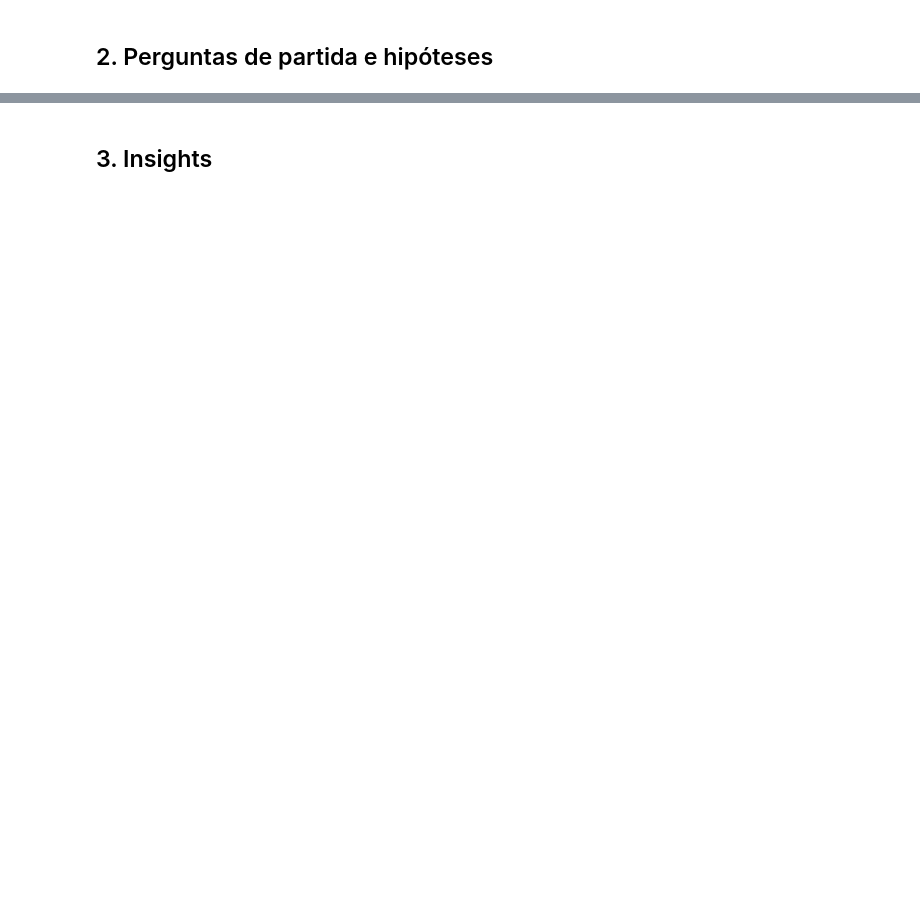
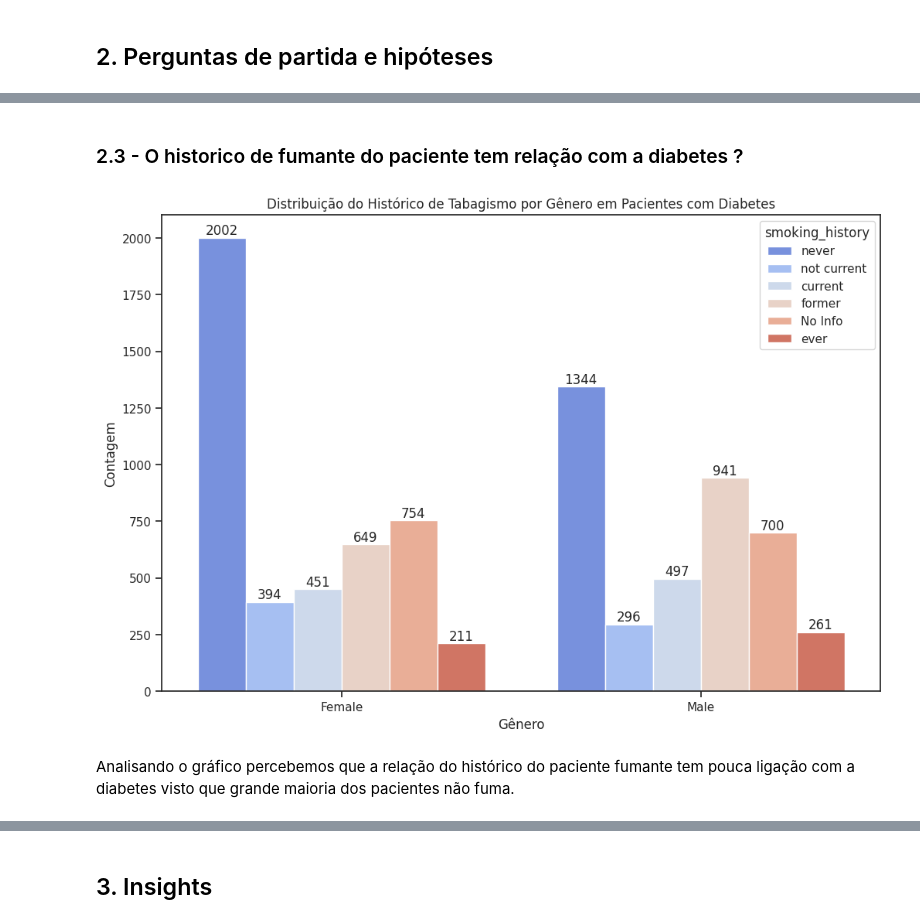
Before and after one commit to atlantico-academy/equipe2-2014.2, a Jupyter notebook: notebooks/01-exploratory_data_analysis.ipynb, the cells around one changed output, grey strips where cells are left out. Saved outputs shown, nothing was run; the diff lists cells and outputs as text; code cells hidden in the pictures; blank space fills up the shorter version.

```diff
--- a/notebooks/01-exploratory_data_analysis.ipynb
+++ b/notebooks/01-exploratory_data_analysis.ipynb
@@ -110,0 +160,22 @@ dicionario
+# %% [markdown]
+### 2.3 - O historico de fumante do paciente tem relação com a diabetes ?
+# %%
+plt.figure(figsize=(12, 8))
+diabetes_df = df[df['diabetes'] == True]
+ax = sns.countplot(data=diabetes_df, x='gender', hue='smoking_history', palette='coolwarm')
+smoking_history_labels = diabetes_df['smoking_history'].unique()
+
+#ADICIONA OS NUMEROS NAS BARRAS
+for x in ax.patches:
+    height = x.get_height()
+    ax.text(x.get_x() + x.get_width() / 2., height, f'{int(height)}',
+            ha='center', va='bottom')
+
+plt.title('Distribuição do Histórico de Tabagismo por Gênero em Pacientes com Diabetes')
+plt.xlabel('Gênero')
+plt.ylabel('Contagem')
+plt.show()
+display(Markdown(f"Analisando o gráfico percebemos que a relação do histórico do paciente fumante tem pouca ligação com a diabetes visto que grande maioria dos pacientes não fuma."))
+# %% [output]
+[figure, added]
+Analisando o gráfico percebemos que a relação do histórico do paciente fumante tem pouca ligação com a diabetes visto que grande maioria dos pacientes não fuma.
```
Also changed, not shown: parts of 27 cells of this notebook.
